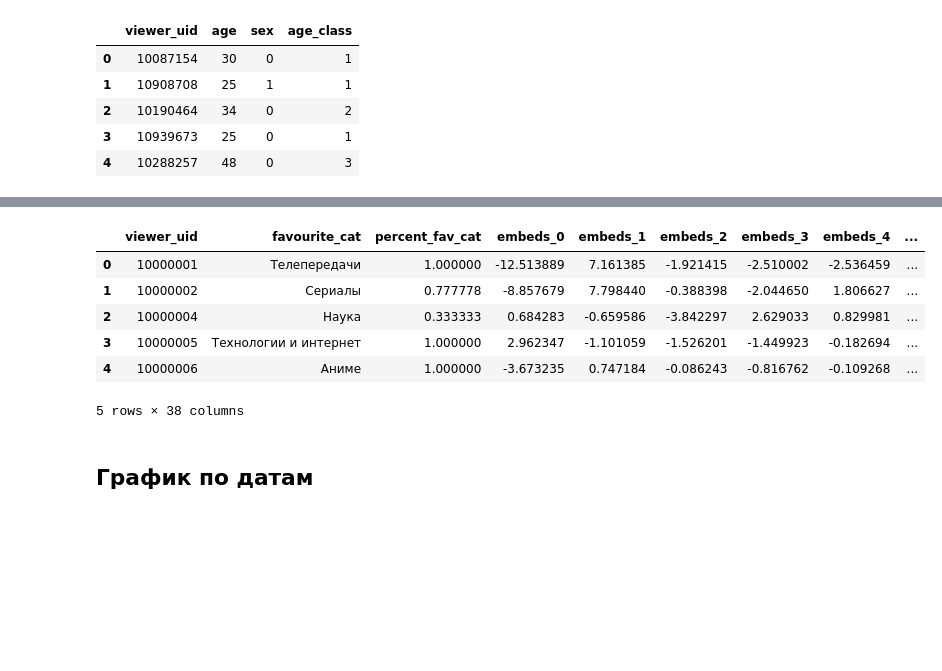
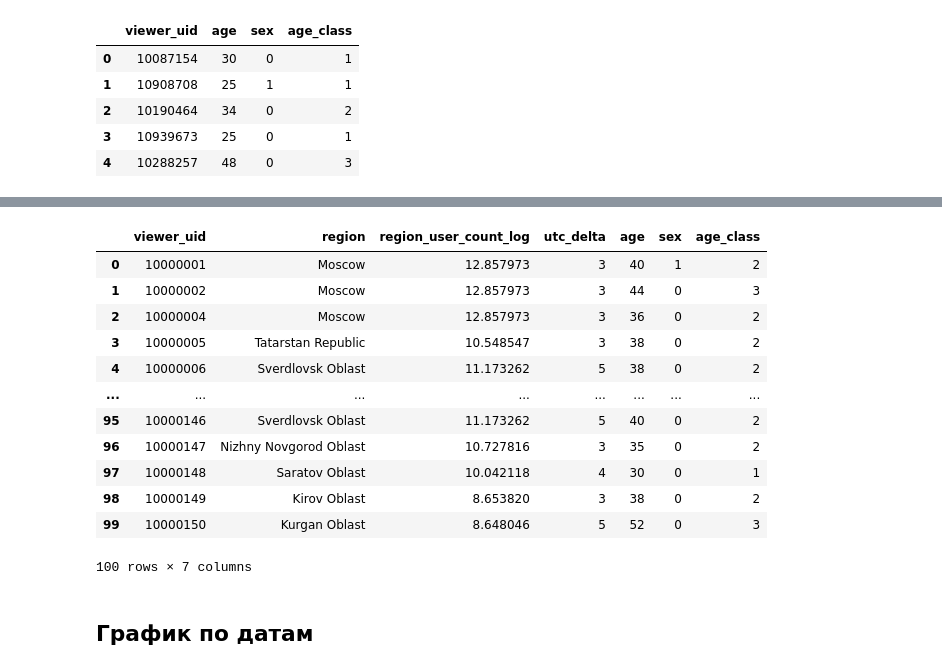
Before and after one commit to Paspasuy/SocDemPrediction, a Jupyter notebook: personal/paspasuy/baseline_socdem.ipynb, the cells around one changed output, grey strips where cells are left out. Drawn from its saved outputs; the diff is of its cells as text; code cells hidden in the pictures; blank space fills up the shorter version.

Commit message:
Add geo features extractor

```diff
--- a/personal/paspasuy/baseline_socdem.ipynb
+++ b/personal/paspasuy/baseline_socdem.ipynb
@@ -47,4 +49,4 @@ features.head()
 | 3 | 10939673 | 25 | 0 | 1 |
 | 4 | 10288257 | 48 | 0 | 3 |
 # %%
-events, features = MainFeatureExtractor().fit_transform(events, features)
+events, features = GeoFeatureExtractor().fit_transform(events, features)
@@ -51,13 +69,19 @@ events, features = MainFeatureExtractor().fit_transform(events, features)
 # %%
-features.head()
+features.head(n=100)
 # %% [output]
-|  | viewer_uid | favourite_cat | percent_fav_cat | embeds_0 | embeds_1 | embeds_2 | embeds_3 | embeds_4 | ... |
-| 0 | 10000001 | Телепередачи | 1.000000 | -12.513889 | 7.161385 | -1.921415 | -2.510002 | -2.536459 | ... |
-| 1 | 10000002 | Сериалы | 0.777778 | -8.857679 | 7.798440 | -0.388398 | -2.044650 | 1.806627 | ... |
-| 2 | 10000004 | Наука | 0.333333 | 0.684283 | -0.659586 | -3.842297 | 2.629033 | 0.829981 | ... |
-| 3 | 10000005 | Технологии и интернет | 1.000000 | 2.962347 | -1.101059 | -1.526201 | -1.449923 | -0.182694 | ... |
-| 4 | 10000006 | Аниме | 1.000000 | -3.673235 | 0.747184 | -0.086243 | -0.816762 | -0.109268 | ... |
+|  | viewer_uid | region | region_user_count_log | utc_delta | age | sex | age_class |
+| 0 | 10000001 | Moscow | 12.857973 | 3 | 40 | 1 | 2 |
+| 1 | 10000002 | Moscow | 12.857973 | 3 | 44 | 0 | 3 |
+| 2 | 10000004 | Moscow | 12.857973 | 3 | 36 | 0 | 2 |
+| 3 | 10000005 | Tatarstan Republic | 10.548547 | 3 | 38 | 0 | 2 |
+| 4 | 10000006 | Sverdlovsk Oblast | 11.173262 | 5 | 38 | 0 | 2 |
+| ... | ... | ... | ... | ... | ... | ... | ... |
+| 95 | 10000146 | Sverdlovsk Oblast | 11.173262 | 5 | 40 | 0 | 2 |
+| 96 | 10000147 | Nizhny Novgorod Oblast | 10.727816 | 3 | 35 | 0 | 2 |
+| 97 | 10000148 | Saratov Oblast | 10.042118 | 4 | 30 | 0 | 1 |
+| 98 | 10000149 | Kirov Oblast | 8.653820 | 3 | 38 | 0 | 2 |
+| 99 | 10000150 | Kurgan Oblast | 8.648046 | 5 | 52 | 0 | 3 |
-5 rows × 38 columns
+100 rows × 7 columns
 # %%
 # imputer = utils.Imputer()
 #
```
Also changed, not shown: parts of 3 cells of this notebook, 6 other files.
